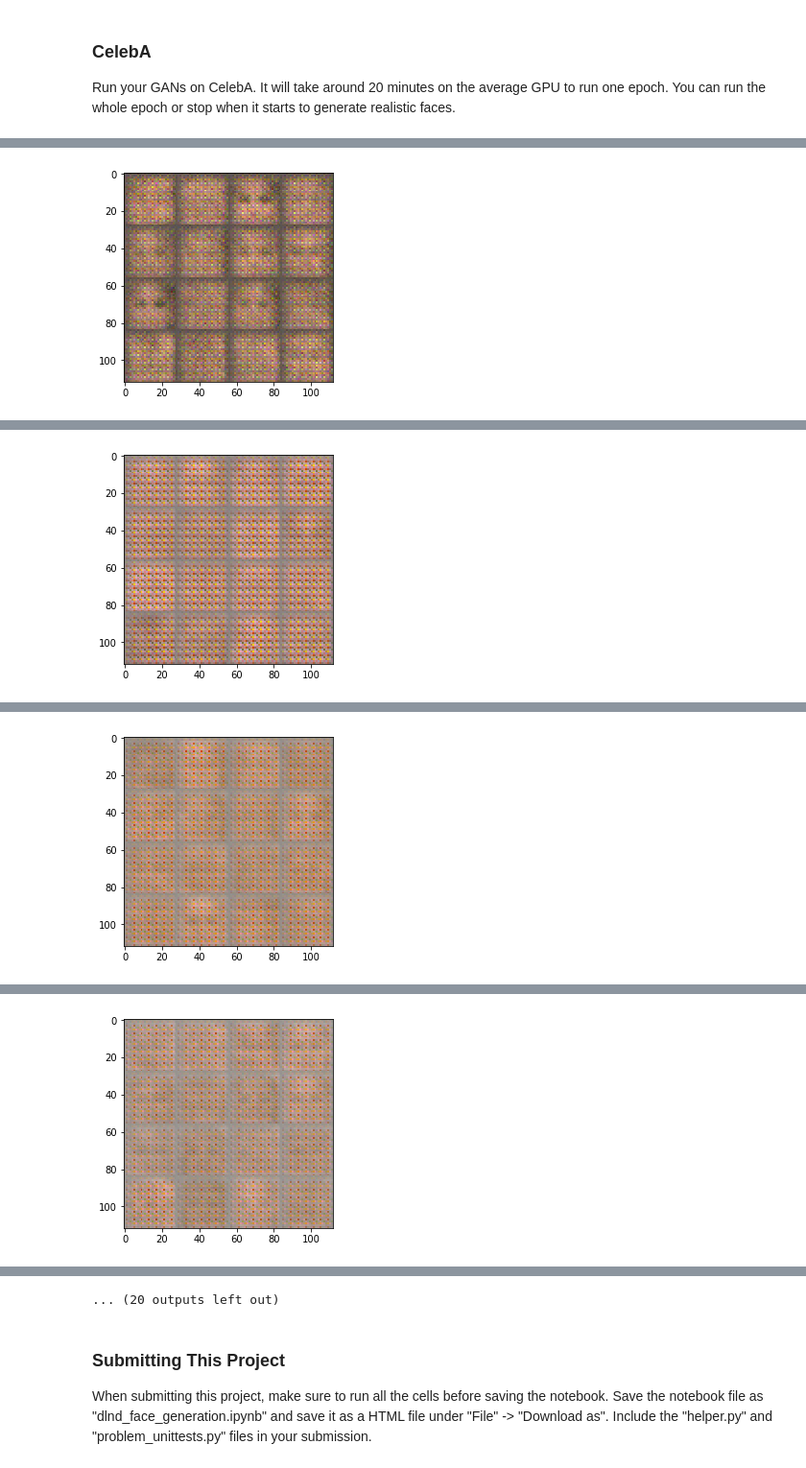
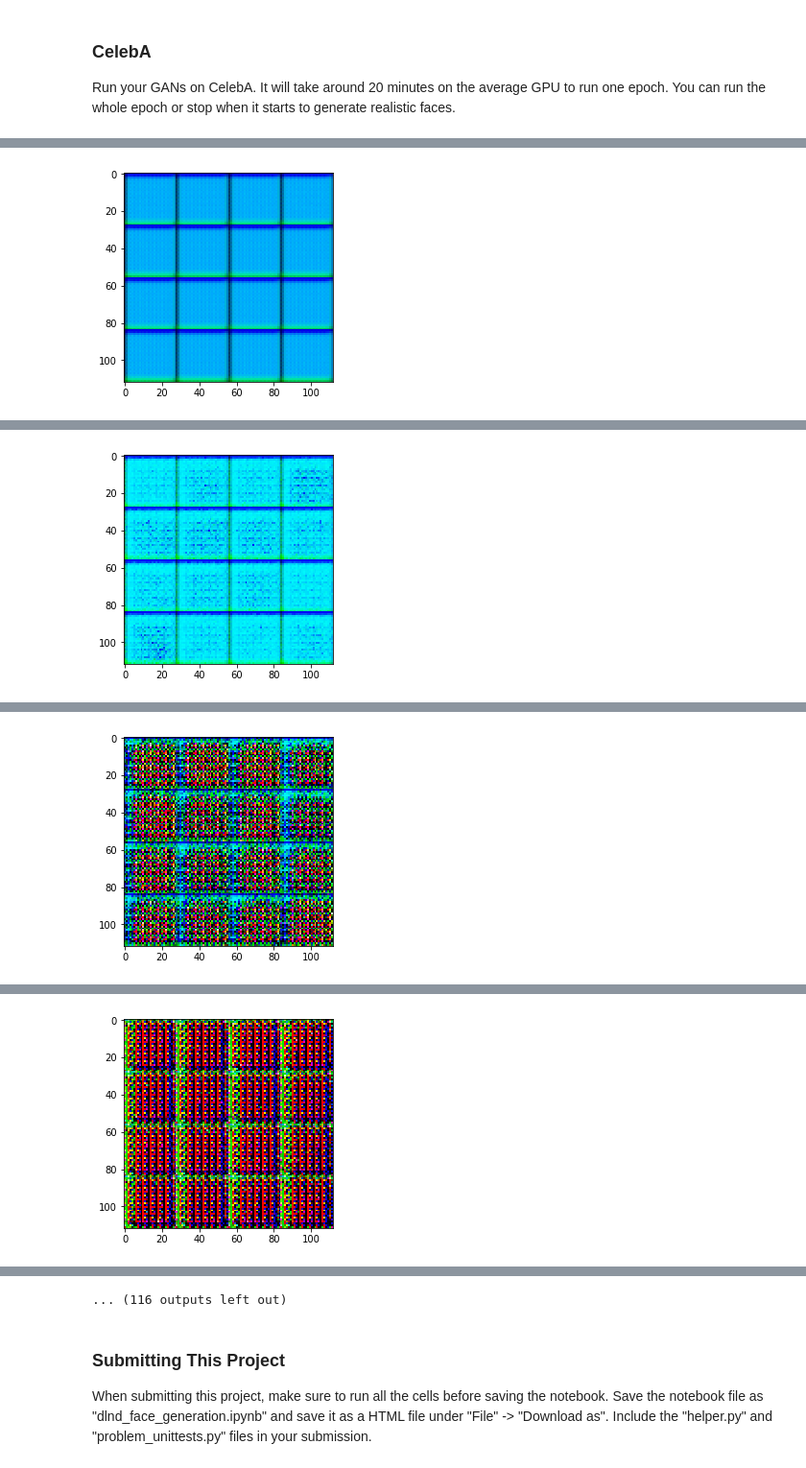
Before and after one commit to LuceroPeniarrieta/Deep-Learning, a Jupyter notebook: dlnd_face_generation.ipynb, the cells around one changed output, grey strips where cells are left out. Shown at 96% size. Drawn from its saved outputs; the diff is of its cells as text; code cells hidden in the pictures.

```diff
--- a/dlnd_face_generation.ipynb
+++ b/dlnd_face_generation.ipynb
@@ -142,17 +142,16 @@ def discriminator(images, reuse=False):
     # TODO: Implement Function
     with tf.variable_scope('discriminator', reuse = reuse):
         alpha = 0.2
-        #shape = images.get_shape().as_list()
-        channels = 5 #shape[3]
+        channels = 5
 
-        x1 = tf.layers.conv2d(images, 64, channels, strides=2, padding='same')
+        x1 = tf.contrib.layers.conv2d(images, 64, channels, stride=2, padding='same')
         relu1 = tf.maximum(alpha * x1, x1)
 
-        x2 = tf.layers.conv2d(relu1, 128, channels, strides=2, padding='same')
+        x2 = tf.contrib.layers.conv2d(relu1, 128, channels, stride=2, padding='same')
         bn2 = tf.layers.batch_normalization(x2, training = True)
         relu2 = tf.maximum(alpha * bn2, bn2)
 
-        x3 = tf.layers.conv2d(relu2, 256, channels, strides=2, padding='same')
+        x3 = tf.contrib.layers.conv2d(relu2, 256, channels, stride=2, padding='same')
         bn3 = tf.layers.batch_normalization(x3, training=True)
         relu3 = tf.maximum(alpha * bn3, bn3)
 
@@ -190,15 +189,19 @@ def generator(z, out_channel_dim, is_train=True):
         x1 = tf.layers.batch_normalization(x1, training=is_train)
         x1 = tf.maximum(alpha * x1, x1)
 
-        x2 = tf.layers.conv2d_transpose(x1, 256, 5, strides=2, padding='same')
+        x2 = tf.contrib.layers.conv2d_transpose(x1, 512, 5, stride=2, padding='same')
         x2 = tf.layers.batch_normalization(x2, training=is_train)
         x2 = tf.maximum(alpha * x2, x2)
 
-        x3 = tf.layers.conv2d_transpose(x2, 128, 5, strides=2, padding='same')
+        x3 = tf.contrib.layers.conv2d_transpose(x2, 256, 5, stride=2, padding='same')
         x3 = tf.layers.batch_normalization(x3, training=is_train)
-        x3 = tf.maximum(alpha * x2, x2)
+        x3 = tf.maximum(alpha * x3, x3)
 
-        logits = tf.layers.conv2d_transpose(x3, out_channel_dim, 5, strides=2, padding='same')
+        x4 = tf.contrib.layers.conv2d_transpose(x3, 128, 5, stride=1, padding='same')
+        x4 = tf.layers.batch_normalization(x4, training=is_train)
+        x4 = tf.maximum(alpha * x4, x4)
+
+        logits = tf.contrib.layers.conv2d_transpose(x4, out_channel_dim, 5, stride=1, padding='same')
         out = tf.tanh(logits)
 
     return out
@@ -261,8 +264,9 @@ def model_opt(d_loss, g_loss, learning_rate, beta1):
     g_vars = [var for var in t_vars if var.name.startswith('generator')]
     d_vars = [var for var in t_vars if var.name.startswith('discriminator')]
 
-    d_train_opt = tf.train.AdamOptimizer(learning_rate, beta1=beta1).minimize(d_loss, var_list=d_vars)
-    g_train_opt = tf.train.AdamOptimizer(learning_rate, beta1=beta1).minimize(g_loss, var_list=g_vars)
+    with tf.control_dependencies(tf.get_collection(tf.GraphKeys.UPDATE_OPS)):
+        d_train_opt = tf.train.AdamOptimizer(learning_rate, beta1=beta1).minimize(d_loss, var_list=d_vars)
+        g_train_opt = tf.train.AdamOptimizer(learning_rate, beta1=beta1).minimize(g_loss, var_list=g_vars)
 
     return d_train_opt, g_train_opt
 
@@ -329,7 +333,6 @@ def train(epoch_count, batch_size, z_dim, learning_rate, beta1, get_batches, dat
     steps = 0
     print_every=10
     show_every=100
-    #image_width, image_height, image_channels = data_shape
     input_real, input_z, lr = model_inputs(data_shape[1], data_shape[2], data_shape[3], z_dim)
 
     d_loss, g_loss = model_loss(input_real, input_z,data_shape[3])
@@ -341,7 +344,7 @@ def train(epoch_count, batch_size, z_dim, learning_rate, beta1, get_batches, dat
             for batch_images in get_batches(batch_size):
                 # TODO: Train Model
                 steps += 1
-                # batch_images = 2* batch_images
+                batch_images*=2
 
                 # Sample random noise for G
                 batch_z = np.random.uniform(-1, 1, size=(batch_size, z_dim))
@@ -456,7 +459,7 @@ Epoch 2/2... Discriminator Loss: 1.3863... Generator Loss: 0.6931
 ### CelebA
 Run your GANs on CelebA.  It will take around 20 minutes on the average GPU to run one epoch.  You can run the whole epoch or stop when it starts to generate realistic faces.
 # %%
-batch_size = 128
+batch_size = 32
 z_dim = 100
 learning_rate = 0.0003
 beta1 = 0.5
@@ -485 +488 @@ Epoch 1/1... Discriminator Loss: 1.1064... Generator Loss: 0.6931
-[figure, old version]
+[figure, new version]
@@ -496,3 +499,3 @@ Epoch 1/1... Discriminator Loss: 1.1065... Generator Loss: 0.6931
-[figure, old version]
+[figure, new version]
 Epoch 1/1... Discriminator Loss: 1.1064... Generator Loss: 0.6931
 Epoch 1/1... Discriminator Loss: 1.1064... Generator Loss: 0.6931
@@ -507 +510 @@ Epoch 1/1... Discriminator Loss: 1.1065... Generator Loss: 0.6931
-[figure, old version]
+[figure, new version]
@@ -518 +521 @@ Epoch 1/1... Discriminator Loss: 1.1064... Generator Loss: 0.6931
-[figure, old version]
+[figure, new version]
@@ -541,4 +544,4 @@ Epoch 1/1... Discriminator Loss: 1.1064... Generator Loss: 0.6931
-... (20 outputs left out)
+... (116 outputs left out)
 # %% [markdown]
 ### Submitting This Project
 When submitting this project, make sure to run all the cells before saving the notebook. Save the notebook file as "dlnd_face_generation.ipynb" and save it as a HTML file under "File" -> "Download as". Include the "helper.py" and "problem_unittests.py" files in your submission.
```
Also changed, not shown: parts of 3 cells of this notebook.
